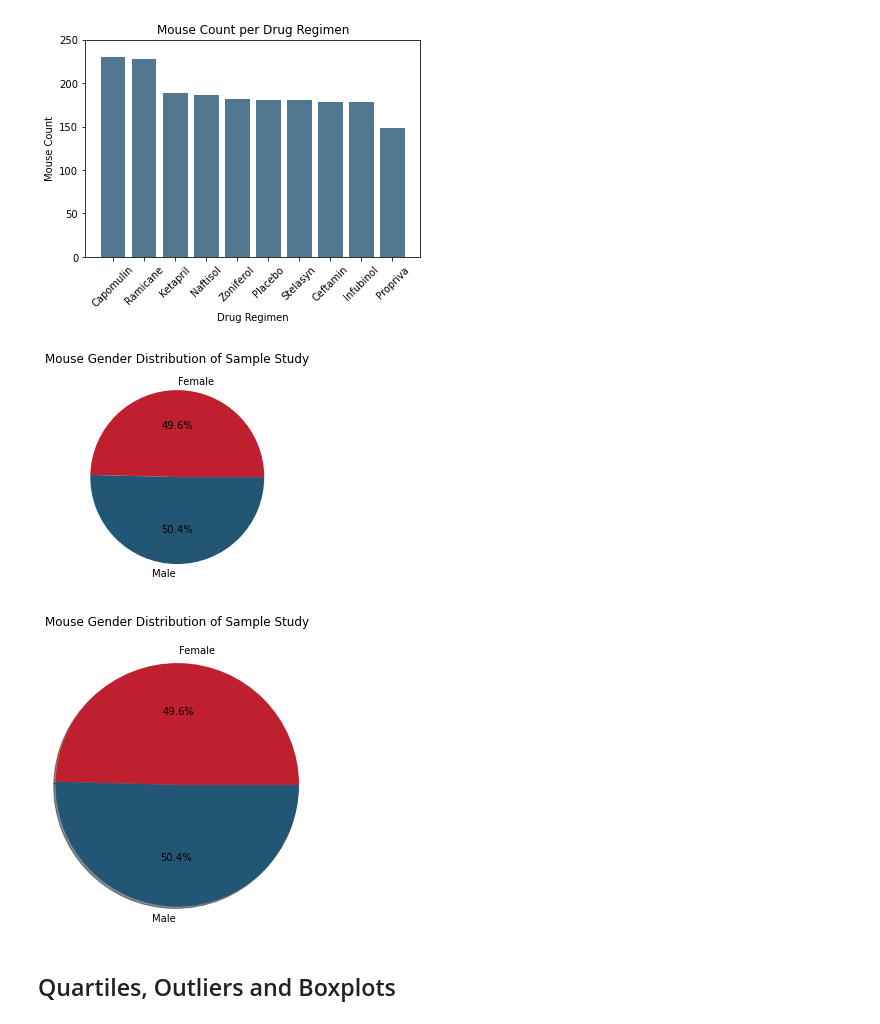
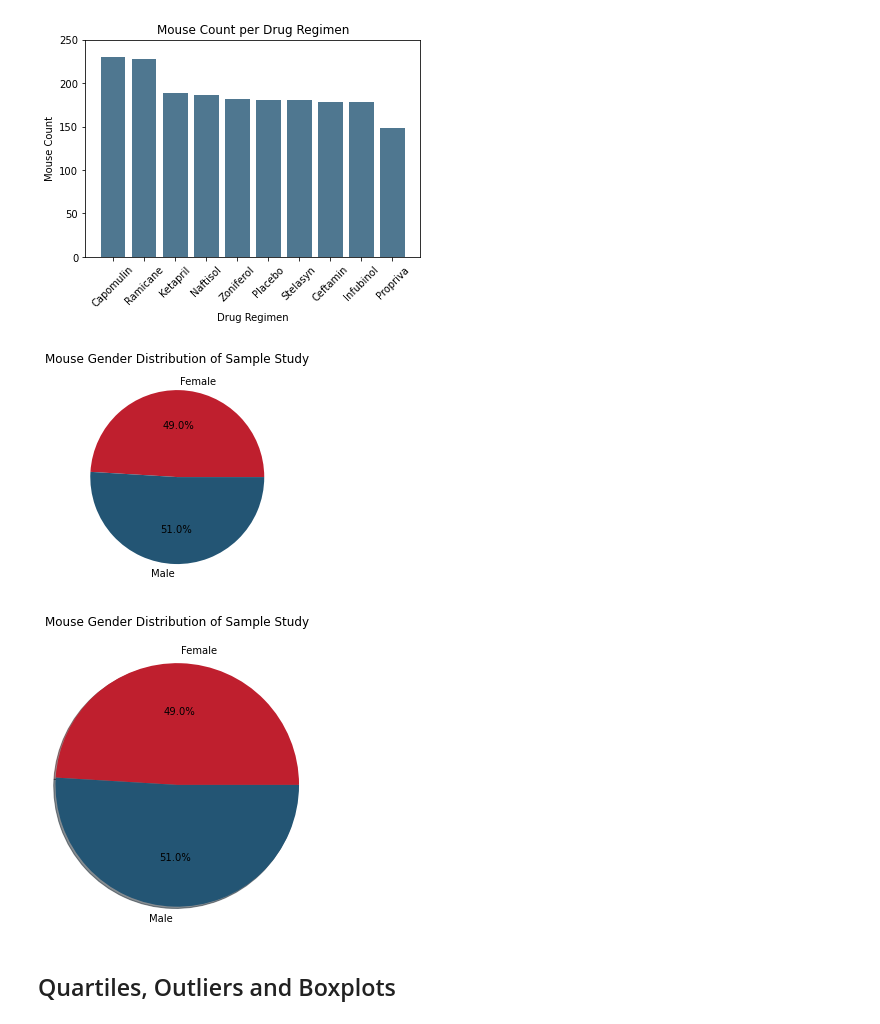
Before and after one commit to JasonAlfred/matplotlib-challenge, a Jupyter notebook: Pymaceuticals/pymaceuticals.ipynb, the cells around one changed output. Cells and saved outputs as stored; diff of their text form; code cells hidden in the pictures.

```diff
--- a/Pymaceuticals/pymaceuticals.ipynb
+++ b/Pymaceuticals/pymaceuticals.ipynb
@@ -188,24 +189,24 @@ piecolors = ['#bf1f2e', '#235574']
 pietitle = 'Mouse Gender Distribution of Sample Study'
 autopct = "%1.1f%%"
 
-gender_df = pd.DataFrame(cleansed_df.groupby(['Sex'])['Mouse ID'].nunique())
+gender_df = pd.DataFrame(cleansed_df.groupby(['Sex'])['Mouse ID'].count())
 pandas_pie = gender_df.plot.pie(y = 'Mouse ID', title = pietitle, legend = False,
                                 colors = piecolors, autopct=autopct, rot = 45)
 pandas_pie.set_ylabel('')
 
 plt.show()
 # %% [output]
-[figure, old version]
+[figure, new version]
 # %%
 # Use Pyplot to generate a pie plot showing the distribution of female versus male mice
 ##  Note: this plot will be identical to the one that uses Pandas
-plt.pie(cleansed_df.groupby(['Sex'])['Mouse ID'].nunique(), labels = gender_df.index,
+plt.pie(cleansed_df.groupby(['Sex'])['Mouse ID'].count(), labels = gender_df.index,
         autopct=autopct, shadow=True, startangle=0, colors = piecolors, radius = 1.4)
 plt.title(pietitle, pad = 50)
 
 plt.show()
 # %% [output]
-[figure, old version]
+[figure, new version]
 # %% [markdown]
 ## Quartiles, Outliers and Boxplots
 # %%
```
Also changed, not shown: parts of 2 cells of this notebook.
